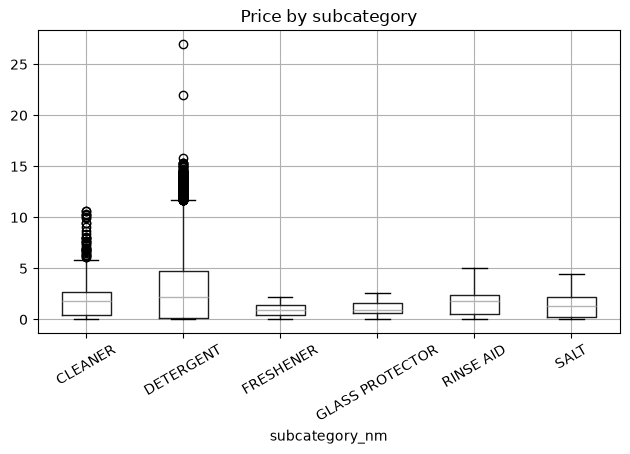
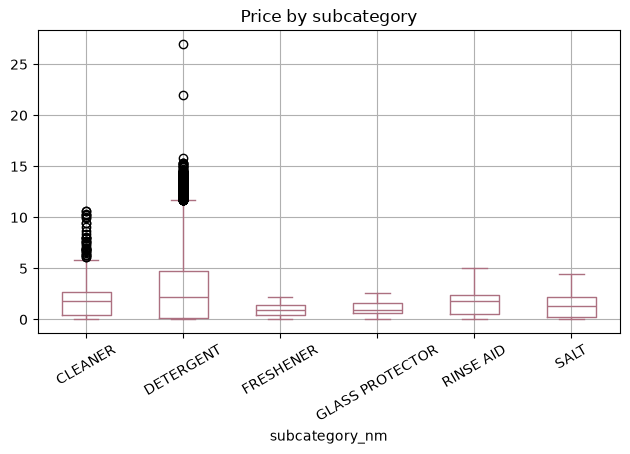
Unified diff of the notebook cell whose output changed from the first chart to the second:
--- before
+++ after
@@ -1,3 +1,3 @@
-df.boxplot(column="price", by="subcategory_nm", rot=30)
+df.boxplot(column="price", by="subcategory_nm", rot=30, color="#AC7080")
 plt.suptitle("")
 plt.title("Price by subcategory")

Commit: first commit